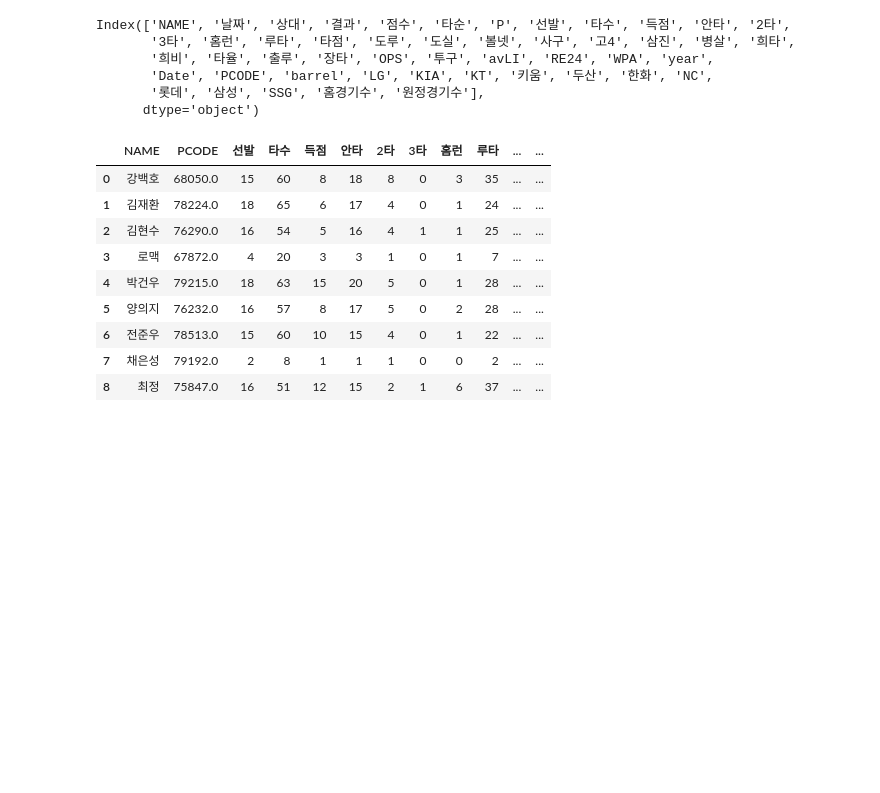
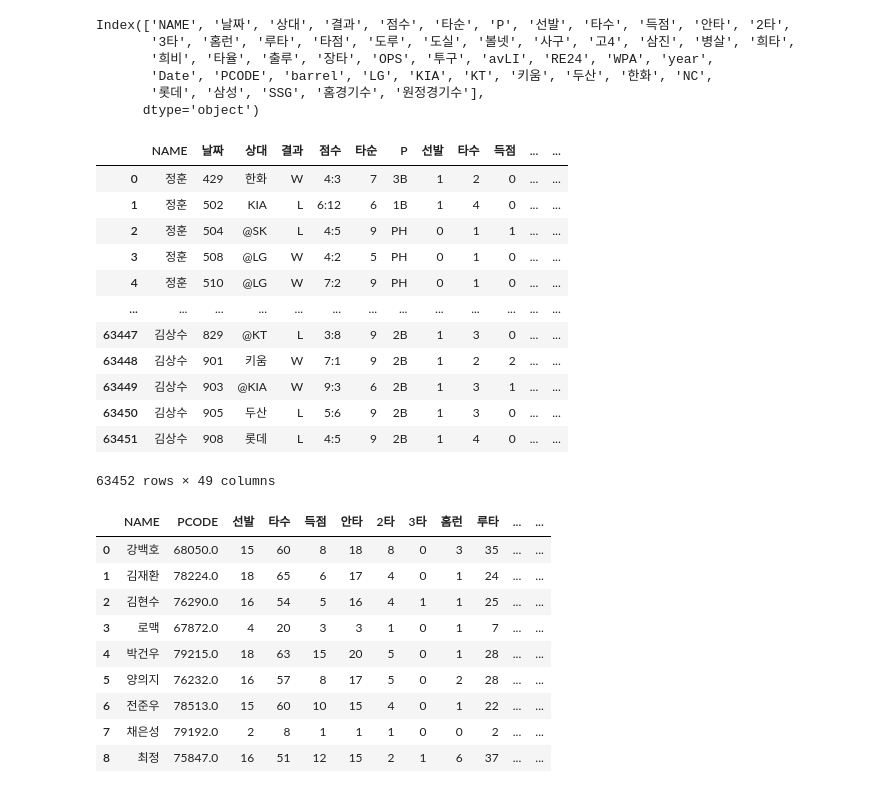
Before and after one commit to Hail-cali/DAdejus_bigcon_2021, a Jupyter notebook: preprocess/lstm_data.ipynb, the cells around one changed output. Drawn from its saved outputs; the diff is of its cells as text; code cells hidden in the pictures; blank space fills up the shorter version.

```diff
--- a/preprocess/lstm_data.ipynb
+++ b/preprocess/lstm_data.ipynb
@@ -553,6 +578,22 @@ def opposing_team(df):
     return df.join(df1.iloc[:, 2:])
 # %%
 df =opposing_team(df)
+# %%
+df
+# %% [output]
+|  | NAME | 날짜 | 상대 | 결과 | 점수 | 타순 | P | 선발 | 타수 | 득점 | ... | ... |
+| 0 | 정훈 | 429 | 한화 | W | 4:3 | 7 | 3B | 1 | 2 | 0 | ... | ... |
+| 1 | 정훈 | 502 | KIA | L | 6:12 | 6 | 1B | 1 | 4 | 0 | ... | ... |
+| 2 | 정훈 | 504 | @SK | L | 4:5 | 9 | PH | 0 | 1 | 1 | ... | ... |
+| 3 | 정훈 | 508 | @LG | W | 4:2 | 5 | PH | 0 | 1 | 0 | ... | ... |
+| 4 | 정훈 | 510 | @LG | W | 7:2 | 9 | PH | 0 | 1 | 0 | ... | ... |
+| ... | ... | ... | ... | ... | ... | ... | ... | ... | ... | ... | ... | ... |
+| 63447 | 김상수 | 829 | @KT | L | 3:8 | 9 | 2B | 1 | 3 | 0 | ... | ... |
+| 63448 | 김상수 | 901 | 키움 | W | 7:1 | 9 | 2B | 1 | 2 | 2 | ... | ... |
+| 63449 | 김상수 | 903 | @KIA | W | 9:3 | 6 | 2B | 1 | 3 | 1 | ... | ... |
+| 63450 | 김상수 | 905 | 두산 | L | 5:6 | 9 | 2B | 1 | 3 | 0 | ... | ... |
+| 63451 | 김상수 | 908 | 롯데 | L | 4:5 | 9 | 2B | 1 | 4 | 0 | ... | ... |
+63452 rows × 49 columns
 # %%
 def make_date_series(df, day):
 
```
Also changed, not shown: parts of 8 cells of this notebook, 33 other files.
